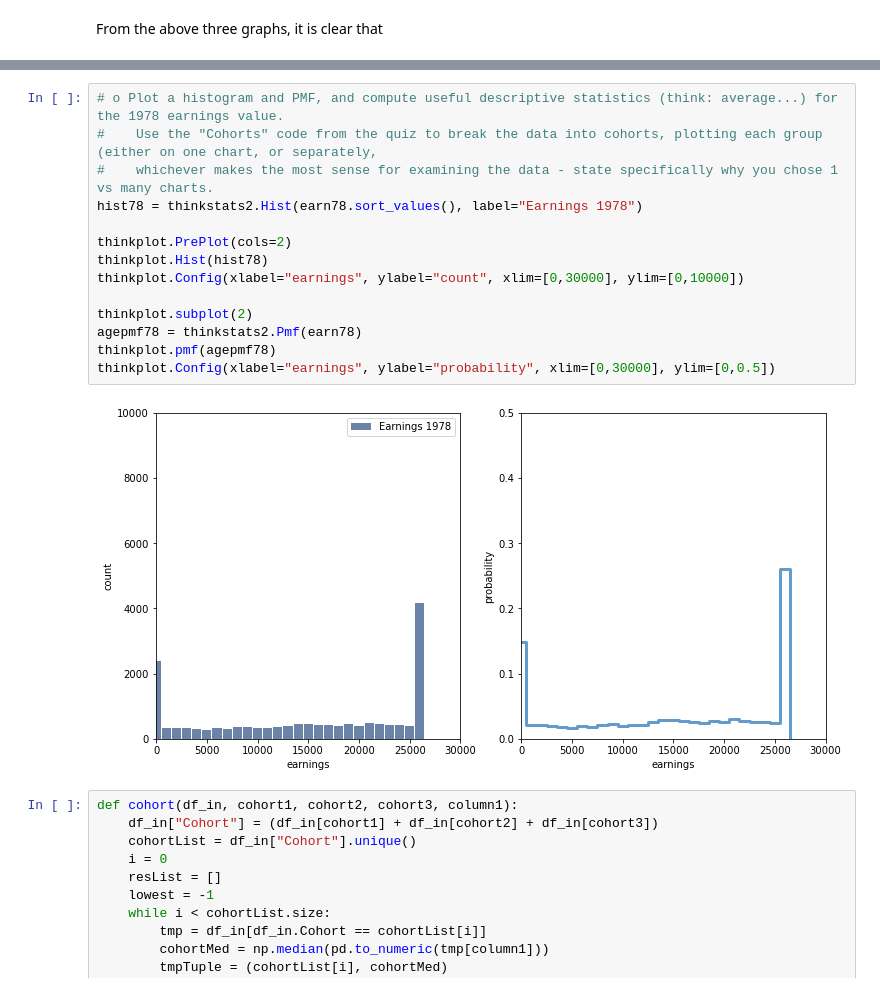
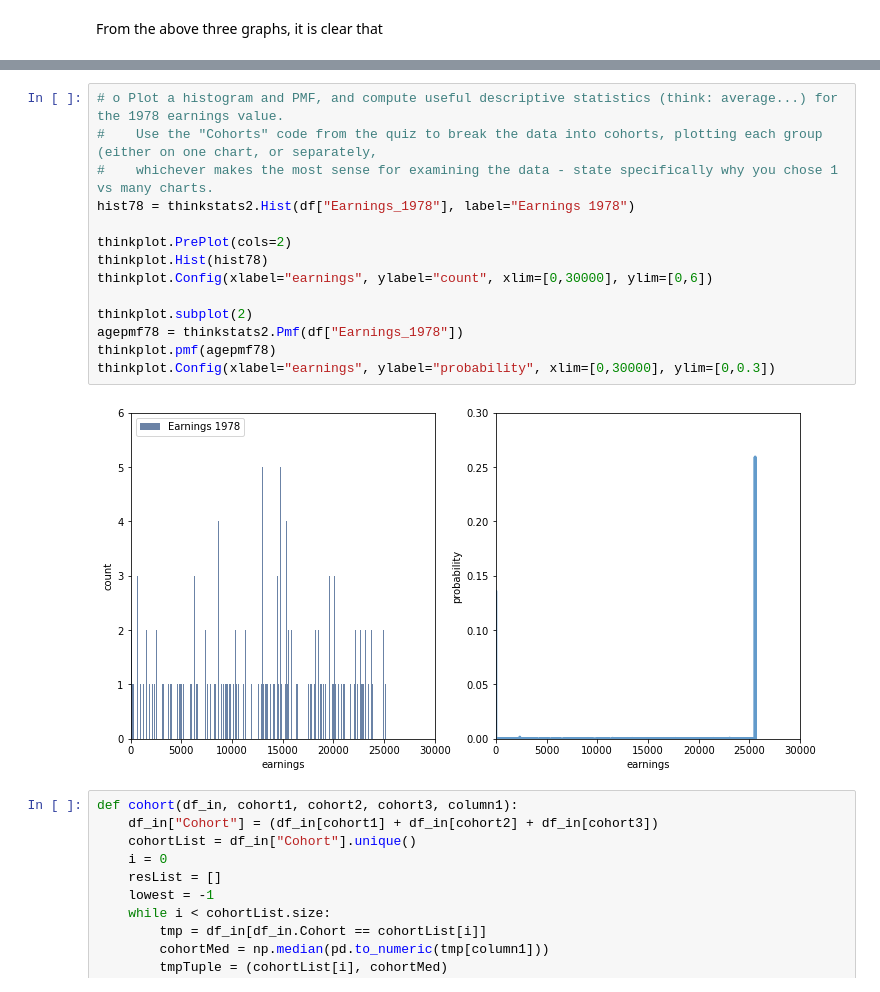
Before and after one commit to Soniyasunny1/Assignment, a Jupyter notebook: AssignmentStatsNEW.ipynb, the cells around one changed output, grey strips where cells are left out. Drawn from its saved outputs; the diff is of its cells as text.

```diff
--- a/AssignmentStatsNEW.ipynb
+++ b/AssignmentStatsNEW.ipynb
@@ -398,19 +377,19 @@ From the above three graphs, it is clear that
 # %%
 # o Plot a histogram and PMF, and compute useful descriptive statistics (think: average...) for the 1978 earnings value.
 #    Use the "Cohorts" code from the quiz to break the data into cohorts, plotting each group (either on one chart, or separately,
 #    whichever makes the most sense for examining the data - state specifically why you chose 1 vs many charts.
-hist78 = thinkstats2.Hist(earn78.sort_values(), label="Earnings 1978")
+hist78 = thinkstats2.Hist(df["Earnings_1978"], label="Earnings 1978")
 
 thinkplot.PrePlot(cols=2)
 thinkplot.Hist(hist78)
-thinkplot.Config(xlabel="earnings", ylabel="count", xlim=[0,30000], ylim=[0,10000])
+thinkplot.Config(xlabel="earnings", ylabel="count", xlim=[0,30000], ylim=[0,6])
 
 thinkplot.subplot(2)
-agepmf78 = thinkstats2.Pmf(earn78)
+agepmf78 = thinkstats2.Pmf(df["Earnings_1978"])
 thinkplot.pmf(agepmf78)
-thinkplot.Config(xlabel="earnings", ylabel="probability", xlim=[0,30000], ylim=[0,0.5])
+thinkplot.Config(xlabel="earnings", ylabel="probability", xlim=[0,30000], ylim=[0,0.3])
 # %% [output]
-[figure, old version]
+[figure, new version]
 # %%
 def cohort(df_in, cohort1, cohort2, cohort3, column1):
     df_in["Cohort"] = (df_in[cohort1] + df_in[cohort2] + df_in[cohort3])
```
Also changed, not shown: parts of 11 cells of this notebook.
